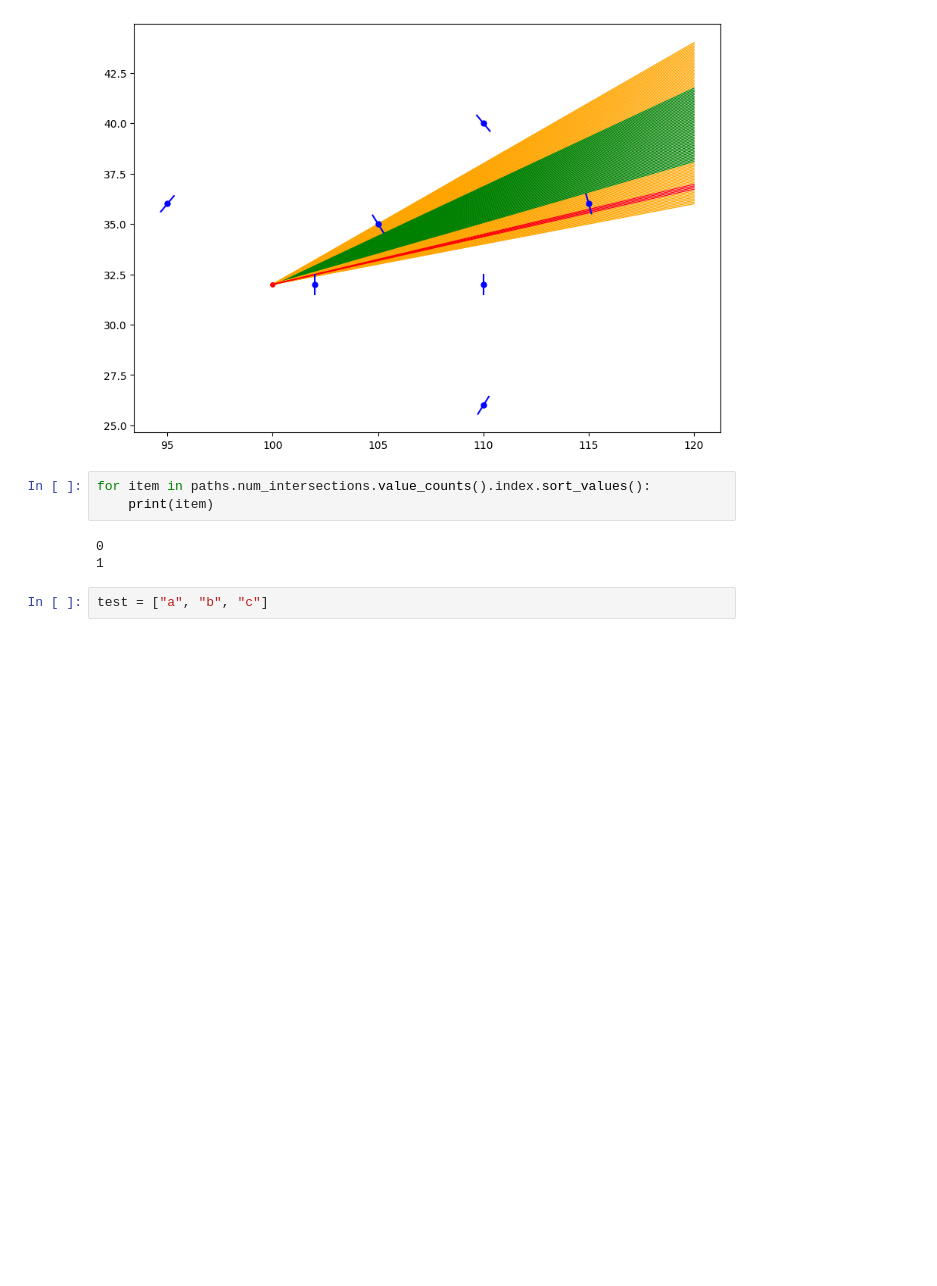
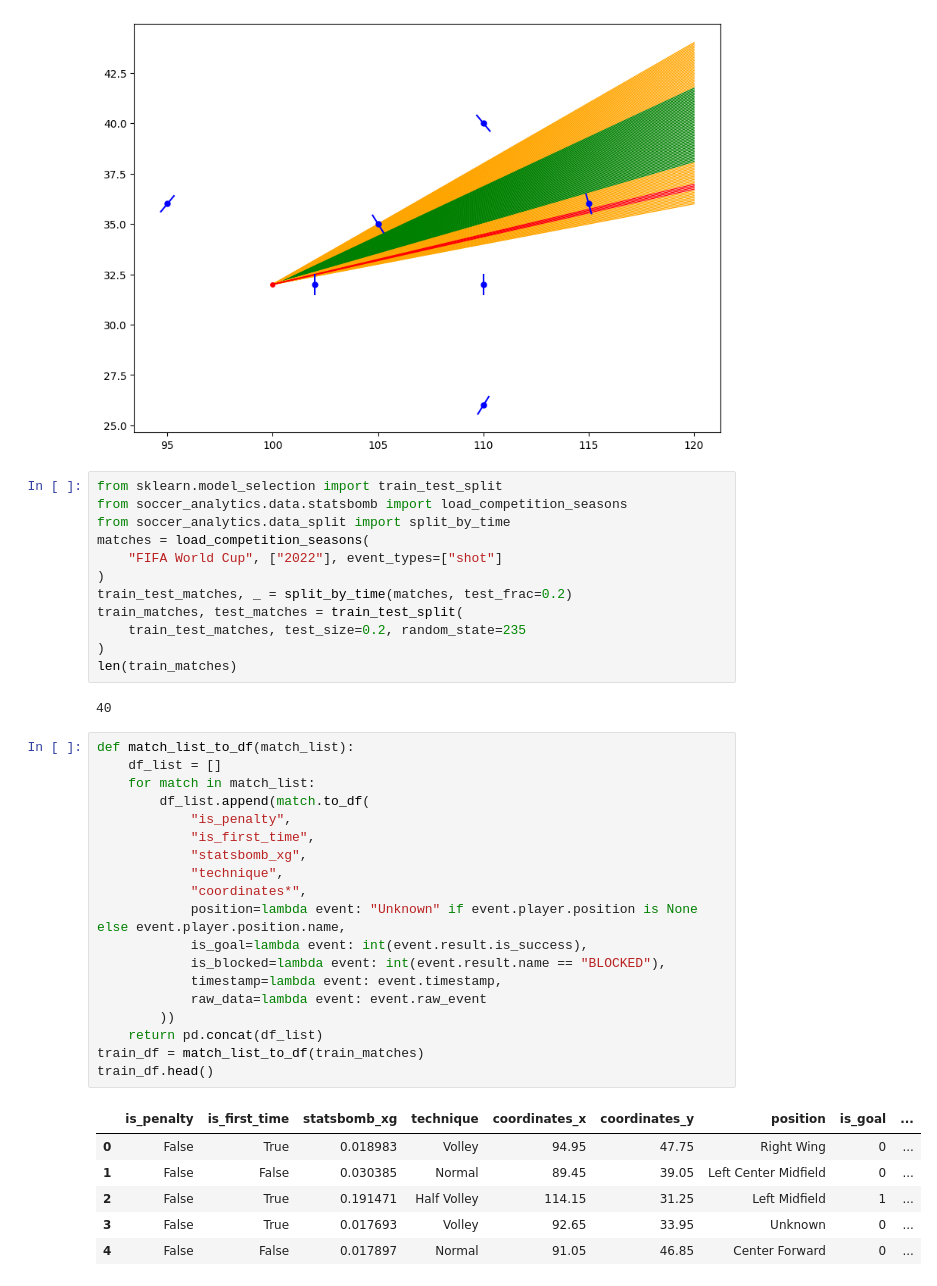
Before and after one commit to AndrewRook/soccer_analytics, a Jupyter notebook: analysis_notebooks/xg/shot_block_eda.ipynb, the cells around one changed output. Saved outputs shown, nothing was run; the diff lists cells and outputs as text; blank space fills up the shorter version.

Commit message:
progress on shot blocking

```diff
--- a/analysis_notebooks/xg/shot_block_eda.ipynb
+++ b/analysis_notebooks/xg/shot_block_eda.ipynb
@@ -110,11 +159,43 @@ for player_position in player_positions:
     ax.plot([intercept_1.x, intercept_2.x], [intercept_1.y, intercept_2.y], color="blue")
 # %% [output]
 [figure]
-# %%
-for item in paths.num_intersections.value_counts().index.sort_values():
-    print(item)
-# %% [output]
-0
-1
-# %%
-test = ["a", "b", "c"]
+# %%
+from sklearn.model_selection import train_test_split
+from soccer_analytics.data.statsbomb import load_competition_seasons
+from soccer_analytics.data_split import split_by_time
+matches = load_competition_seasons(
+    "FIFA World Cup", ["2022"], event_types=["shot"]
+)
+train_test_matches, _ = split_by_time(matches, test_frac=0.2)
+train_matches, test_matches = train_test_split(
+    train_test_matches, test_size=0.2, random_state=235
+)
+len(train_matches)
+# %% [output]
+40
+# %%
+def match_list_to_df(match_list):
+    df_list = []
+    for match in match_list:
+        df_list.append(match.to_df(
+            "is_penalty",
+            "is_first_time",
+            "statsbomb_xg",
+            "technique",
+            "coordinates*",
+            position=lambda event: "Unknown" if event.player.position is None else event.player.position.name,
+            is_goal=lambda event: int(event.result.is_success),
+            is_blocked=lambda event: int(event.result.name == "BLOCKED"),
+            timestamp=lambda event: event.timestamp,
+            raw_data=lambda event: event.raw_event
+        ))
+    return pd.concat(df_list)
+train_df = match_list_to_df(train_matches)
+train_df.head()
+# %% [output]
+|  | is_penalty | is_first_time | statsbomb_xg | technique | coordinates_x | coordinates_y | position | is_goal | ... |
+| 0 | False | True | 0.018983 | Volley | 94.95 | 47.75 | Right Wing | 0 | ... |
+| 1 | False | False | 0.030385 | Normal | 89.45 | 39.05 | Left Center Midfield | 0 | ... |
+| 2 | False | True | 0.191471 | Half Volley | 114.15 | 31.25 | Left Midfield | 1 | ... |
+| 3 | False | True | 0.017693 | Volley | 92.65 | 33.95 | Unknown | 0 | ... |
+| 4 | False | False | 0.017897 | Normal | 91.05 | 46.85 | Center Forward | 0 | ... |
```
Also changed, not shown: parts of 4 cells of this notebook, 1 other file.
